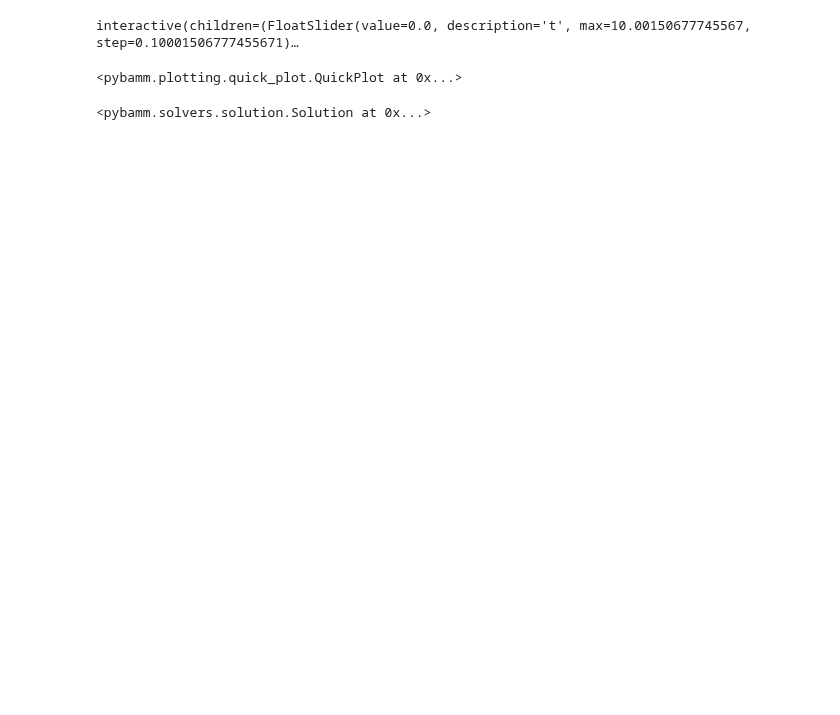
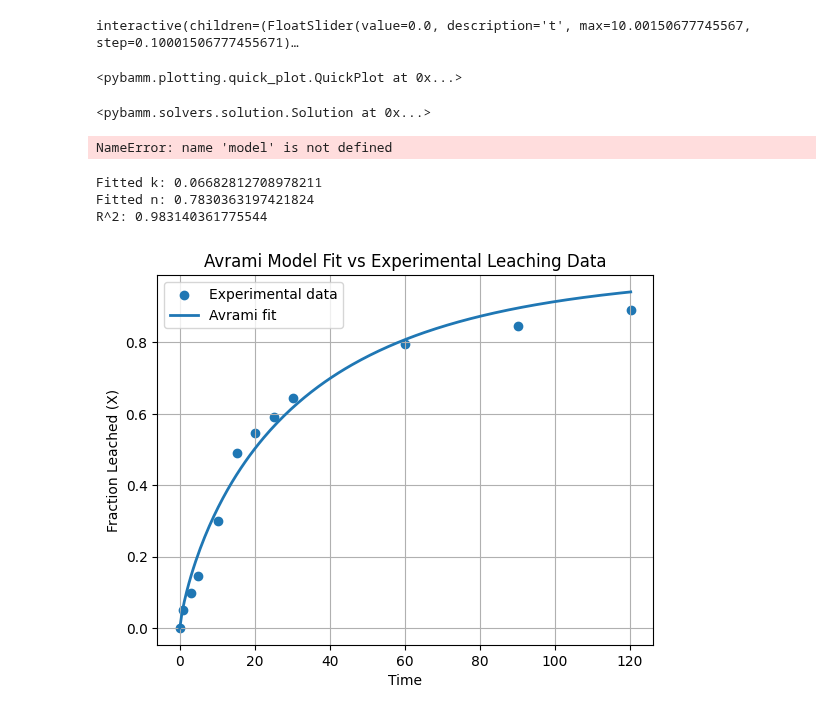
Before and after one commit to ganmadche/PyBaMMlocal, a Jupyter notebook: wip/test.ipynb, the cells around one changed output. Saved outputs shown, nothing was run; the diff lists cells and outputs as text; code cells hidden in the pictures; blank space fills up the shorter version.

```diff
--- a/wip/test.ipynb
+++ b/wip/test.ipynb
@@ -152,3 +152,7 @@ print("Factor level combinations:")
 for i, row in enumerate(design):
     combination = [levels[j][int(row[j])] for j in range(len(factors))]
     print(f"Experiment {i + 1}: {combination}")
+# %%
+model.variables.search("electrolyte")
+# %% [output]
+NameError: name 'model' is not defined
@@ -154,0 +166,68 @@ for i, row in enumerate(design):
+# %%
+import numpy as np
+from scipy.optimize import curve_fit
+
+# Example: replace with your data
+t = np.array([0, 0.8526053700006719,
+3.081357528992171,
+4.758305107557032,
+10.072452390031627,
+15.131558287162703,
+20.11664161862677,
+25.096341490769618,
+30.07873309257307,
+60.16217671205221,
+90.19043987348871,
+120.21601130526457])    # time
+X = np.array([0,0.048899756,
+0.097799511,
+ 0.14425427872860638,
+ 0.29828850855745714,
+ 0.48899755501222486,
+ 0.5452322738386307,
+ 0.5916870415647921,
+ 0.6430317848410758,
+ 0.7946210268948654,
+0.84596577,
+ 0.8924205378973106])  # fraction leached (0–1)
+
+# Avrami model
+def avrami(t, k, n):
+    return 1 - np.exp(-k * t**n)
+
+# Initial guesses for k and n
+p0 = [0.1, 1.0]
+
+popt, pcov = curve_fit(avrami, t, X, p0=p0, bounds=(0, np.inf))
+k_fit, n_fit = popt
+
+print("Fitted k:", k_fit)
+print("Fitted n:", n_fit)
+
+# Optional: calculate R^2
+residuals = X - avrami(t, *popt)
+ss_res = np.sum(residuals**2)
+ss_tot = np.sum((X - np.mean(X))**2)
+r_squared = 1 - (ss_res / ss_tot)
+print("R^2:", r_squared)
+# %% [output]
+Fitted k: 0.06682812708978211
+Fitted n: 0.7830363197421824
+R^2: 0.983140361775544
+# %%
+# Plot
+import matplotlib.pyplot as plt
+t_smooth = np.linspace(min(t), max(t), 200)
+X_fit = avrami(t_smooth, k_fit, n_fit)
+
+plt.scatter(t, X, label='Experimental data', marker='o')
+plt.plot(t_smooth, X_fit, label='Avrami fit', linewidth=2)
+
+plt.xlabel('Time')
+plt.ylabel('Fraction Leached (X)')
+plt.title('Avrami Model Fit vs Experimental Leaching Data')
+plt.legend()
+plt.grid(True)
+plt.show()
+# %% [output]
+[figure, added]
```
Also changed, not shown: parts of 2 cells of this notebook.
